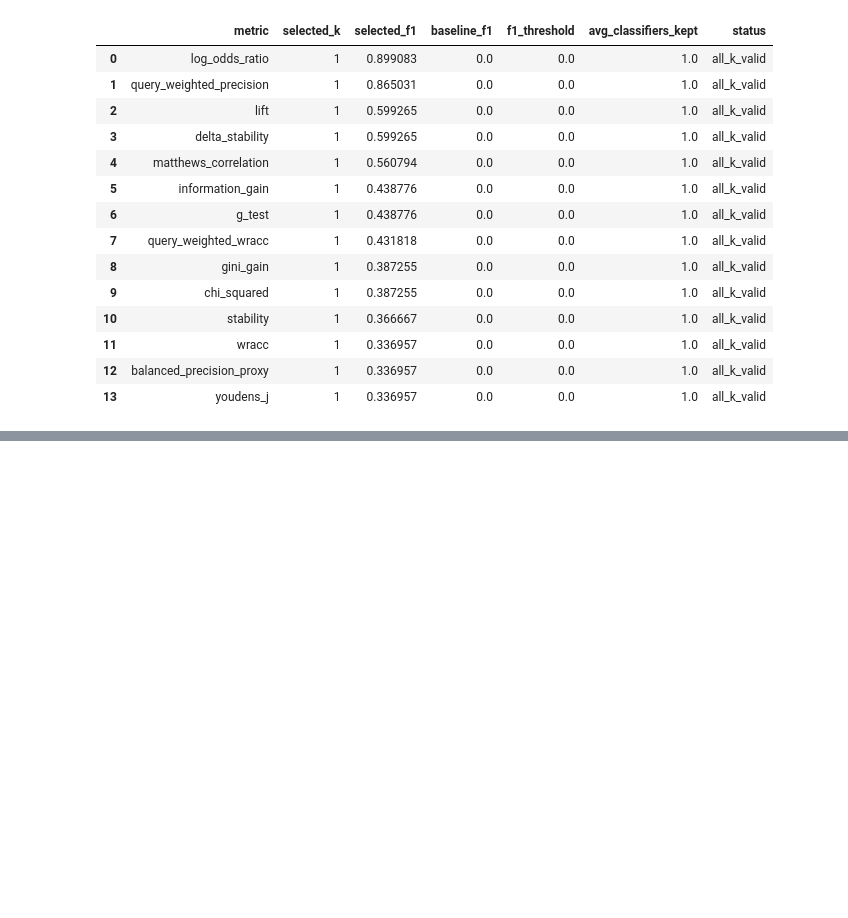
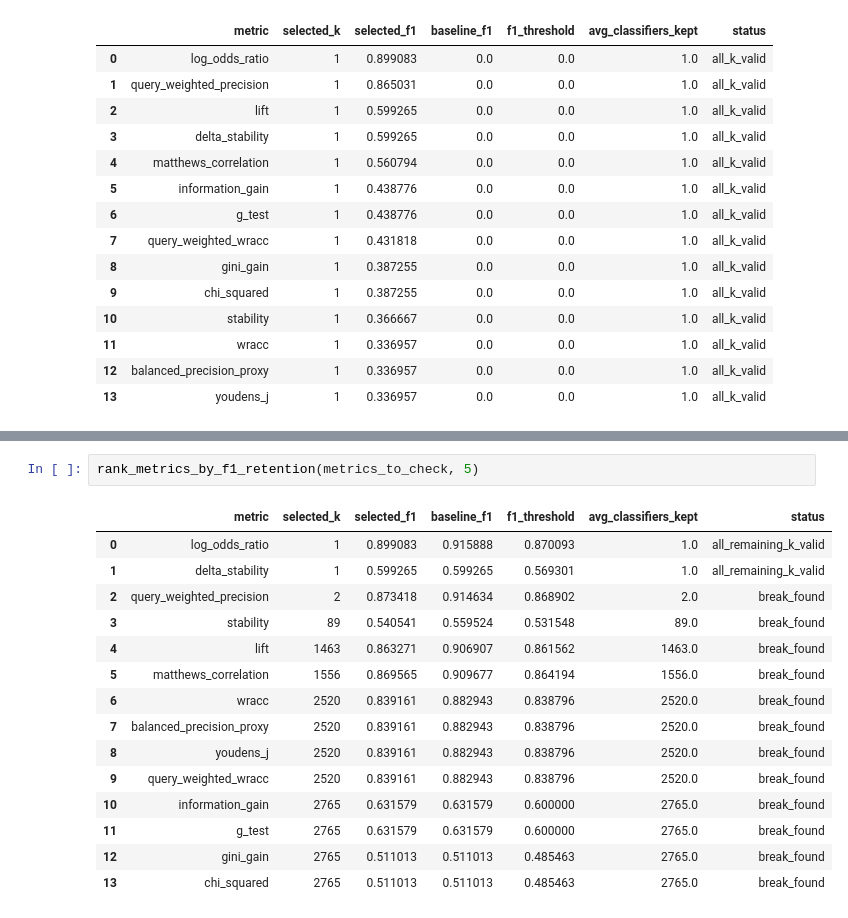
Before and after one commit to TTPO100AJIEX/OSDA-LazyFCA, a Jupyter notebook: experiments/rice_topk_ranking_raw.ipynb, the cells around one changed output, grey strips where cells are left out. Drawn from its saved outputs; the diff is of its cells as text; blank space fills up the shorter version.

```diff
--- a/experiments/rice_topk_ranking_raw.ipynb
+++ b/experiments/rice_topk_ranking_raw.ipynb
@@ -740,0 +831,18 @@ rank_metrics_by_f1_retention(
+# %%
+rank_metrics_by_f1_retention(metrics_to_check, 5)
+# %% [output]
+|  | metric | selected_k | selected_f1 | baseline_f1 | f1_threshold | avg_classifiers_kept | status |
+| 0 | log_odds_ratio | 1 | 0.899083 | 0.915888 | 0.870093 | 1.0 | all_remaining_k_valid |
+| 1 | delta_stability | 1 | 0.599265 | 0.599265 | 0.569301 | 1.0 | all_remaining_k_valid |
+| 2 | query_weighted_precision | 2 | 0.873418 | 0.914634 | 0.868902 | 2.0 | break_found |
+| 3 | stability | 89 | 0.540541 | 0.559524 | 0.531548 | 89.0 | break_found |
+| 4 | lift | 1463 | 0.863271 | 0.906907 | 0.861562 | 1463.0 | break_found |
+| 5 | matthews_correlation | 1556 | 0.869565 | 0.909677 | 0.864194 | 1556.0 | break_found |
+| 6 | wracc | 2520 | 0.839161 | 0.882943 | 0.838796 | 2520.0 | break_found |
+| 7 | balanced_precision_proxy | 2520 | 0.839161 | 0.882943 | 0.838796 | 2520.0 | break_found |
+| 8 | youdens_j | 2520 | 0.839161 | 0.882943 | 0.838796 | 2520.0 | break_found |
+| 9 | query_weighted_wracc | 2520 | 0.839161 | 0.882943 | 0.838796 | 2520.0 | break_found |
+| 10 | information_gain | 2765 | 0.631579 | 0.631579 | 0.600000 | 2765.0 | break_found |
+| 11 | g_test | 2765 | 0.631579 | 0.631579 | 0.600000 | 2765.0 | break_found |
+| 12 | gini_gain | 2765 | 0.511013 | 0.511013 | 0.485463 | 2765.0 | break_found |
+| 13 | chi_squared | 2765 | 0.511013 | 0.511013 | 0.485463 | 2765.0 | break_found |
```
Also changed, not shown: parts of 6 cells of this notebook, 32 other files.
